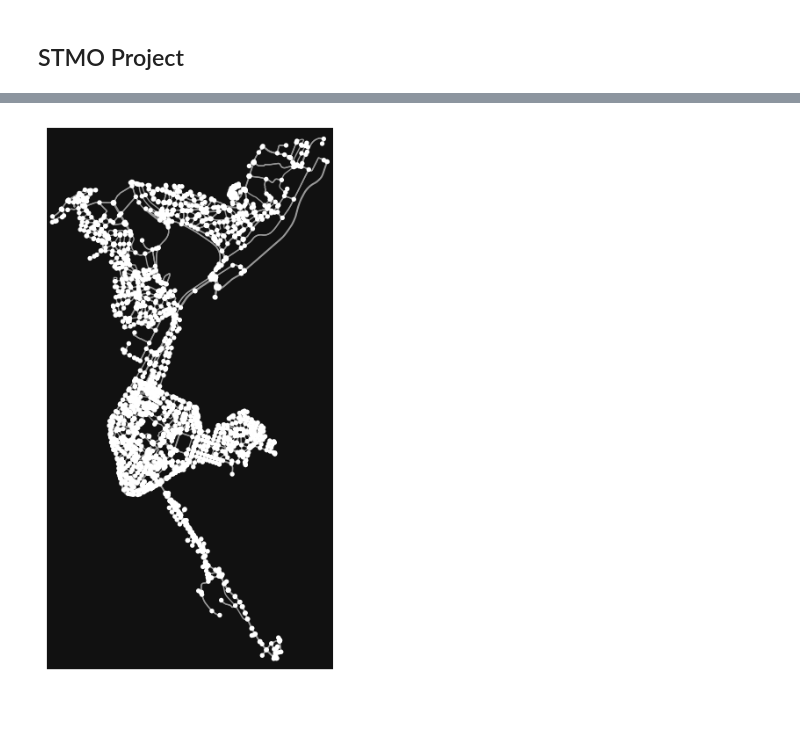
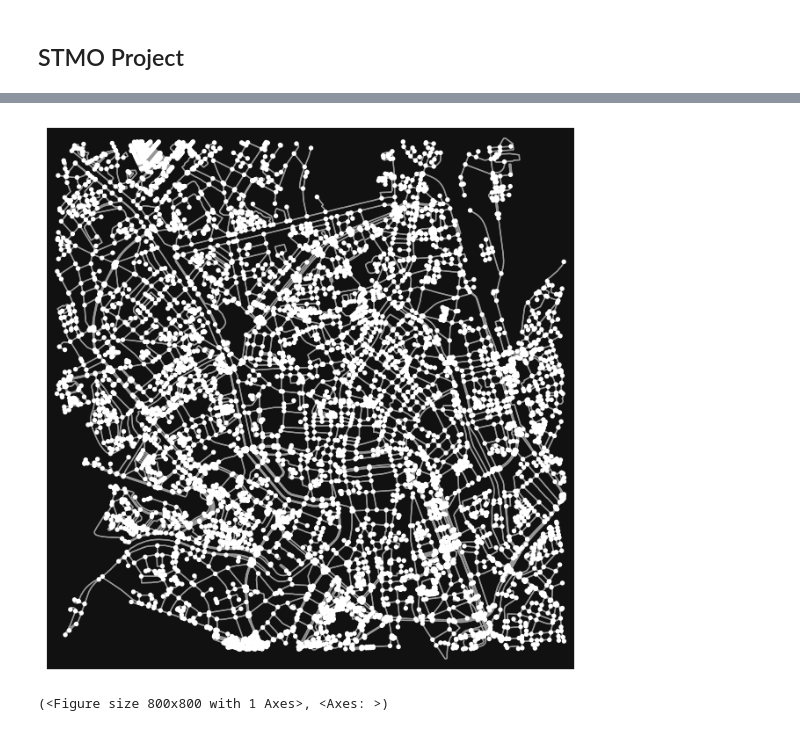
Before and after one commit to robbefonteyn/PathFindR-Ghent, a Jupyter notebook: running_route.ipynb, the cells around one changed output, grey strips where cells are left out. Cells and saved outputs as stored; diff of their text form; code cells hidden in the pictures.

```diff
--- a/running_route.ipynb
+++ b/running_route.ipynb
@@ -35,7 +30,13 @@ import googlemaps
-# %%
-place_name = 'Brussels'
-graph = ox.graph_from_place(place_name, network_type='drive')
-fig, ax = ox.plot_graph(graph)
-plt.show()
-# %% [output]
-[figure, removed]
+# %%
+# Define the center of Ghent (latitude and longitude) and a buffer distance in meters
+center_point = (51.054342, 3.717424)  # Latitude and longitude for Ghent center
+buffer_distance = 2000  # 2000 meters (2 km radius)
+
+# Download the street network data within the buffer distance around the center point
+graph = ox.graph_from_point(center_point, dist=buffer_distance, network_type='walk')
+
+# Plot the graph to verify
+ox.plot_graph(graph)
+# %% [output]
+[figure, added]
+(<Figure size 800x800 with 1 Axes>, <Axes: >)
```
Also changed, not shown: parts of 5 cells of this notebook.
